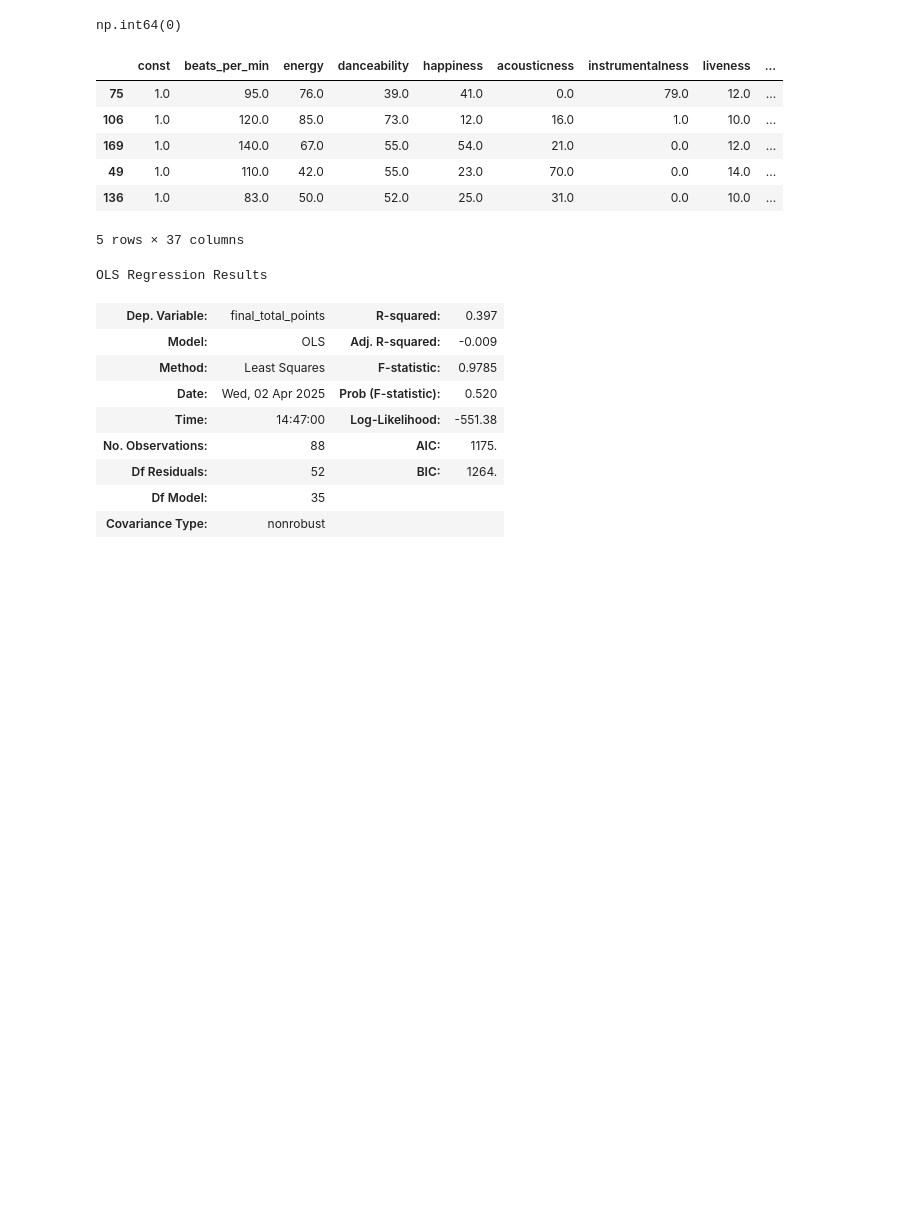
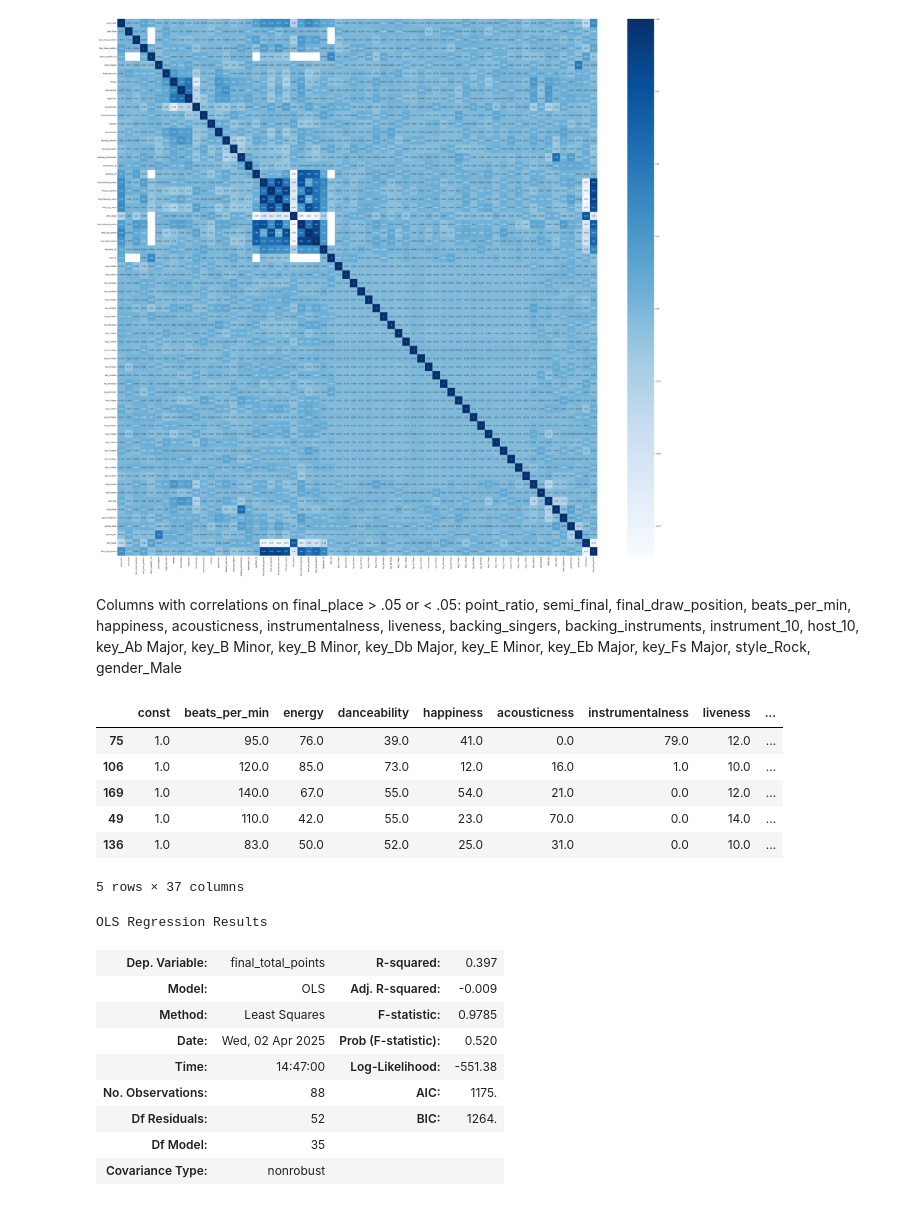
Before and after one commit to awamboldt/Alex_Ayla_Neringa, a Jupyter notebook: Alex/predictive_model.ipynb, the cells around one changed output. Drawn from its saved outputs; the diff is of its cells as text; code cells hidden in the pictures; blank space fills up the shorter version.

```diff
--- a/Alex/predictive_model.ipynb
+++ b/Alex/predictive_model.ipynb
@@ -53,3 +102,48 @@ df_song = pd.DataFrame(data)
+# %%
+# making dummies for string columns
+
+song_correlations = pd.get_dummies(df_song, columns=['key', 'style', 'gender'], drop_first=True, dtype='int')
+
+# point_ratio is an object
+
+song_correlations['point_ratio'] = song_correlations['point_ratio'].astype('float')
+
+# reordering columns
+
+song_correlations = song_correlations[['point_ratio', 'semi_final', 'semi_draw_position',
+        'final_draw_position','country', 'artist_name', 'song_name', 'language',
+       'direct_qualifier_10', 'main_singers', 'loudness_db', 'beats_per_min',
+       'energy', 'danceability', 'happiness', 'acousticness',
+       'instrumentalness', 'liveness', 'speechiness', 'backing_dancers',
+       'backing_singers', 'backing_instruments', 'instrument_10',
+       'qualified_10', 'final_televote_points', 'final_jury_points',
+       'final_televote_votes', 'final_jury_votes', 'semi_place', 'semi_televote_points',
+       'semi_jury_points', 'semi_total_points', 'favourite_10', 'host_10',
+        'key_A Major', 'key_A Minor', 'key_Ab Major',
+       'key_Ab Minor', 'key_B Major', 'key_B Minor', 'key_Bb Major',
+       'key_Bb Minor', 'key_C Major', 'key_C Minor', 'key_Cs Major',
+       'key_Cs Minor', 'key_D Major', 'key_D Minor', 'key_Db Major',
+       'key_Db Minor', 'key_E Major', 'key_E Minor', 'key_Eb Major',
+       'key_Eb Minor', 'key_F Major', 'key_F Minor', 'key_Fs Major',
+       'key_Fs Minor', 'key_G Major', 'key_G Minor', 'style_Dance',
+       'style_Opera', 'style_Pop', 'style_Rock', 'style_Traditional',
+       'gender_Male', 'gender_Mix', 'final_place','final_total_points']]
+
+#checking for correlations
+
+correlations = song_correlations.corr(method='pearson', numeric_only=True)
+# %%
+ax =plt.subplots(figsize=(60,54))
+sns.heatmap(correlations,
+ xticklabels=correlations.columns,
+           	 yticklabels=correlations.columns,
+            	cmap='Blues',
+            	annot=True)
+plt.savefig('heatmap all variables');
+# %% [output]
+[figure, added]
+# %% [markdown]
+Columns with correlations on final_place > .05 or < .05: point_ratio, semi_final, final_draw_position, beats_per_min, happiness, acousticness, instrumentalness, liveness, backing_singers, backing_instruments, instrument_10, host_10, key_Ab Major, key_B Minor, key_B Minor, key_Db Major, key_E Minor, key_Eb Major, key_Fs Major, style_Rock, gender_Male
 # %%
 filter = ((df_song['beats_per_min'].notnull()) & (df_song['energy'].notnull()) & (df_song['danceability'].notnull()) &
           (df_song['happiness'].notnull()) & (df_song['acousticness'].notnull()) & (df_song['instrumentalness'].notnull())
@@ -57,8 +151,4 @@ filter = ((df_song['beats_per_min'].notnull()) & (df_song['energy'].notnull()) &
 df_song_filter = df_song[filter]
-# %%
-df_song_model['final_total_points'].isnull().sum()
-# %% [output]
-np.int64(0)
 # %%
 #convert "team" to dummy variable
 df_song_model = pd.get_dummies(df_song_filter, columns=['key', 'style'], drop_first=True, dtype='int')
```
Also changed, not shown: parts of 26 cells of this notebook, 7 other files.
